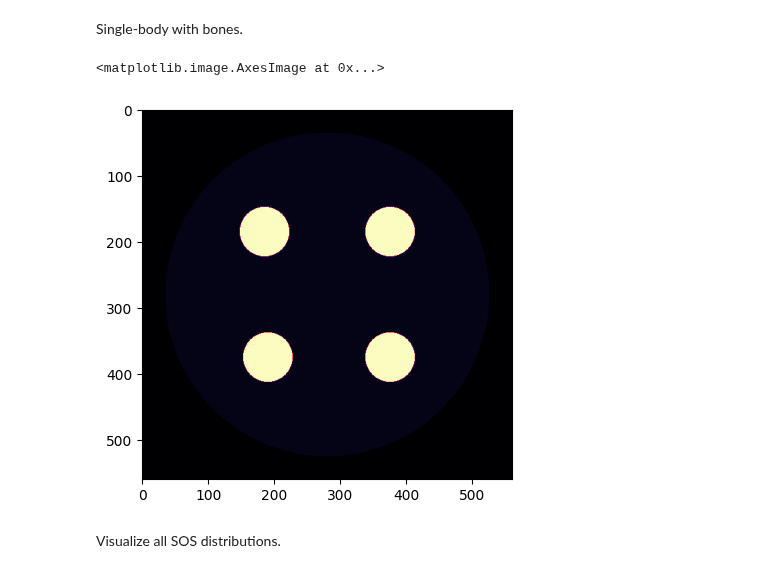
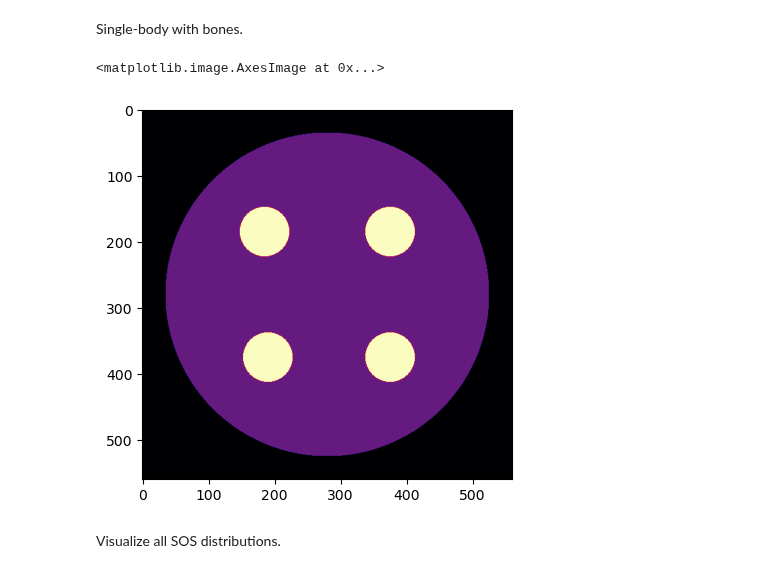
Before and after one commit to Lukeli0425/Coord-SoS-PACT, a Jupyter notebook: notebooks/create_phantom.ipynb, the cells around one changed output. Saved outputs shown, nothing was run; the diff lists cells and outputs as text; code cells hidden in the pictures.

```diff
--- a/notebooks/create_phantom.ipynb
+++ b/notebooks/create_phantom.ipynb
@@ -226,20 +226,20 @@ Single-body with bones.
 # %%
 structures_body_bones = {
     'body': (9.8e-3, 1545, 1027, (0, 0)),
-    'bone1': (1.5e-3, 2500, 1908, (3.8e-3, 3.8e-3)),
-    'bone2': (1.5e-3, 2500, 1908, (-3.6e-3, 3.8e-3)),
-    'bone3': (1.5e-3, 2500, 1908, (3.8e-3, -3.8e-3)),
-    'bone4': (1.5e-3, 2500, 1908, (-3.8e-3, -3.8e-3)),
+    'bone1': (1.5e-3, 1650, 1908, (3.8e-3, 3.8e-3)),
+    'bone2': (1.5e-3, 1650, 1908, (-3.6e-3, 3.8e-3)),
+    'bone3': (1.5e-3, 1650, 1908, (3.8e-3, -3.8e-3)),
+    'bone4': (1.5e-3, 1650, 1908, (-3.8e-3, -3.8e-3)),
 }
 
 SOS_bones = np.ones((Ny, Nx)) * v0
 for key, (R, v, rou, offset) in structures_body_bones.items():
     SOS_bones[(x_vec - offset[0])**2 + (y_vec - offset[1])**2 < R**2] = v
 
 plt.imshow(SOS_bones, cmap='magma')
 # %% [output]
 <matplotlib.image.AxesImage at 0x...>
-[figure, old version]
+[figure, new version]
 # %% [markdown]
 Visualize all SOS distributions.
 # %%
```
Also changed, not shown: parts of 1 cell of this notebook, 13 other files.
